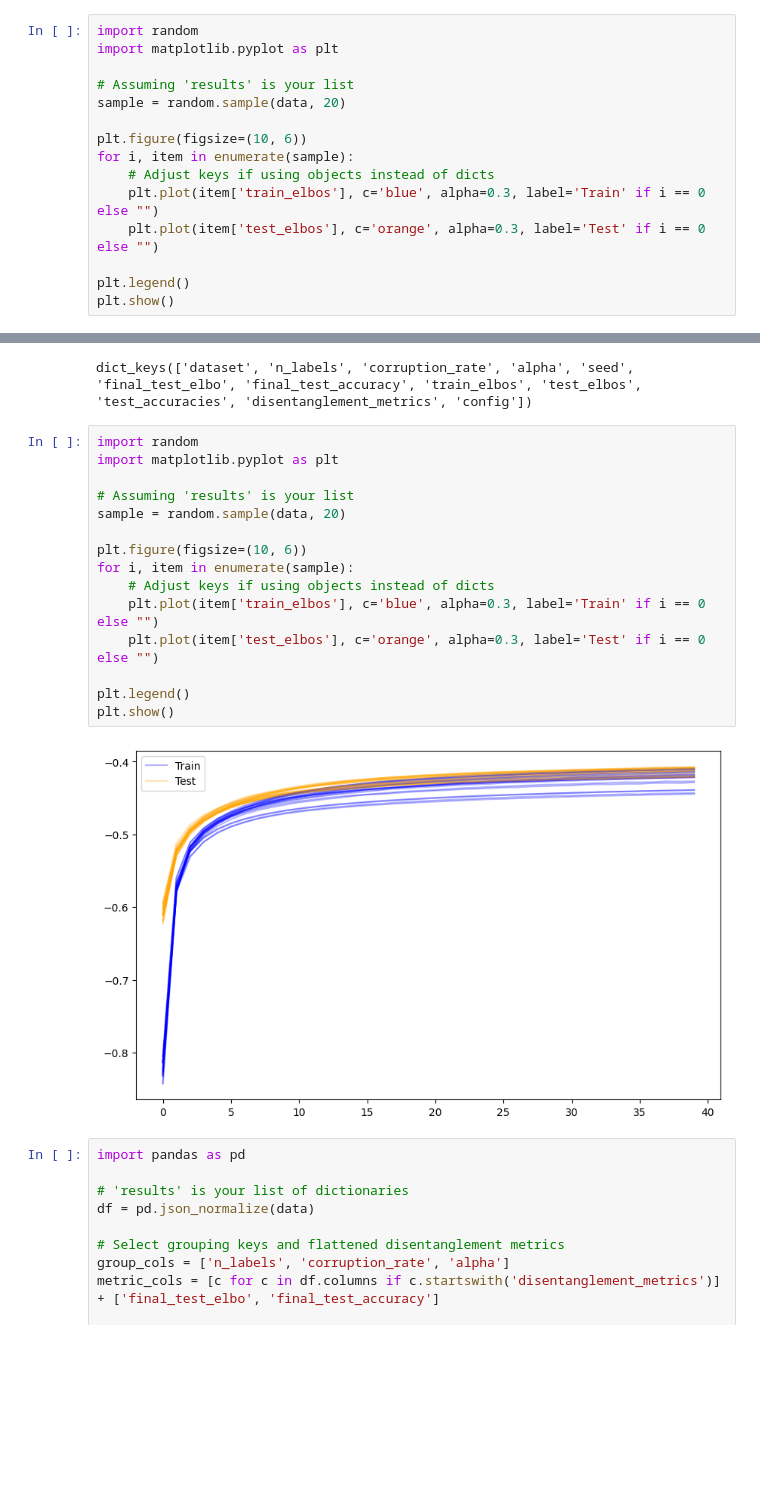
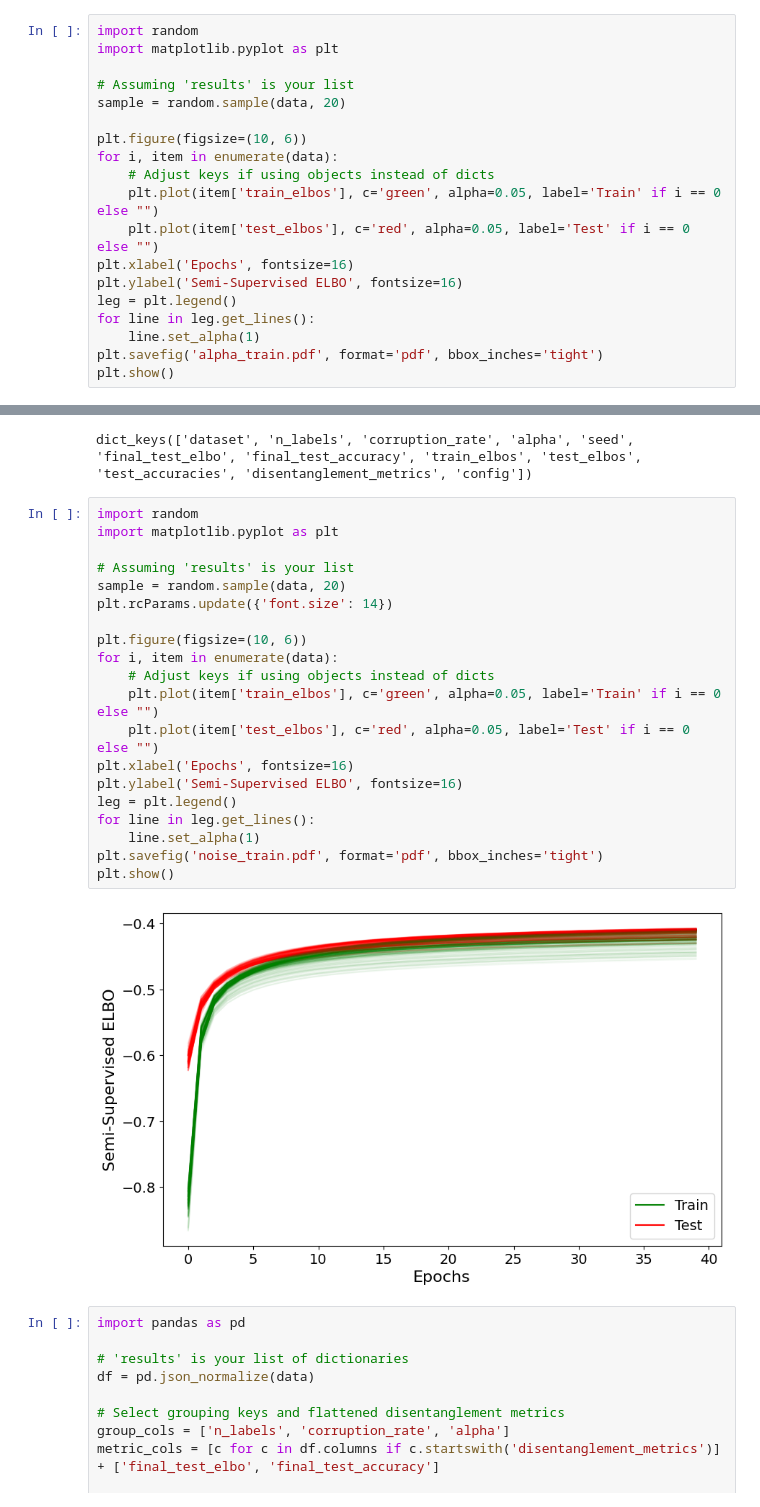
Before and after one commit to davidbhoffmann/ssvae, a Jupyter notebook: results/combined/analysis.ipynb, the cells around one changed output, grey strips where cells are left out. Drawn from its saved outputs; the diff is of its cells as text; blank space fills up the shorter version.

Commit message:
updated figures

```diff
--- a/results/combined/analysis.ipynb
+++ b/results/combined/analysis.ipynb
@@ -16,11 +16,15 @@ import matplotlib.pyplot as plt
 sample = random.sample(data, 20)
 
 plt.figure(figsize=(10, 6))
-for i, item in enumerate(sample):
+for i, item in enumerate(data):
     # Adjust keys if using objects instead of dicts
-    plt.plot(item['train_elbos'], c='blue', alpha=0.3, label='Train' if i == 0 else "")
-    plt.plot(item['test_elbos'], c='orange', alpha=0.3, label='Test' if i == 0 else "")
-
-plt.legend()
+    plt.plot(item['train_elbos'], c='green', alpha=0.05, label='Train' if i == 0 else "")
+    plt.plot(item['test_elbos'], c='red', alpha=0.05, label='Test' if i == 0 else "")
+plt.xlabel('Epochs', fontsize=16)
+plt.ylabel('Semi-Supervised ELBO', fontsize=16)
+leg = plt.legend()
+for line in leg.get_lines():
+    line.set_alpha(1)
+plt.savefig('alpha_train.pdf', format='pdf', bbox_inches='tight')
 plt.show()
 # %% [output]
@@ -115,20 +120,25 @@ dict_keys(['dataset', 'n_labels', 'corruption_rate', 'alpha', 'seed', 'final_tes
 # %%
 import random
 import matplotlib.pyplot as plt
 
 # Assuming 'results' is your list
 sample = random.sample(data, 20)
+plt.rcParams.update({'font.size': 14})
 
 plt.figure(figsize=(10, 6))
-for i, item in enumerate(sample):
+for i, item in enumerate(data):
     # Adjust keys if using objects instead of dicts
-    plt.plot(item['train_elbos'], c='blue', alpha=0.3, label='Train' if i == 0 else "")
-    plt.plot(item['test_elbos'], c='orange', alpha=0.3, label='Test' if i == 0 else "")
-
-plt.legend()
+    plt.plot(item['train_elbos'], c='green', alpha=0.05, label='Train' if i == 0 else "")
+    plt.plot(item['test_elbos'], c='red', alpha=0.05, label='Test' if i == 0 else "")
+plt.xlabel('Epochs', fontsize=16)
+plt.ylabel('Semi-Supervised ELBO', fontsize=16)
+leg = plt.legend()
+for line in leg.get_lines():
+    line.set_alpha(1)
+plt.savefig('noise_train.pdf', format='pdf', bbox_inches='tight')
 plt.show()
 # %% [output]
-[figure, old version]
+[figure, new version]
 # %%
 import pandas as pd
 
```
Also changed, not shown: parts of 3 cells of this notebook, 17 other files.
